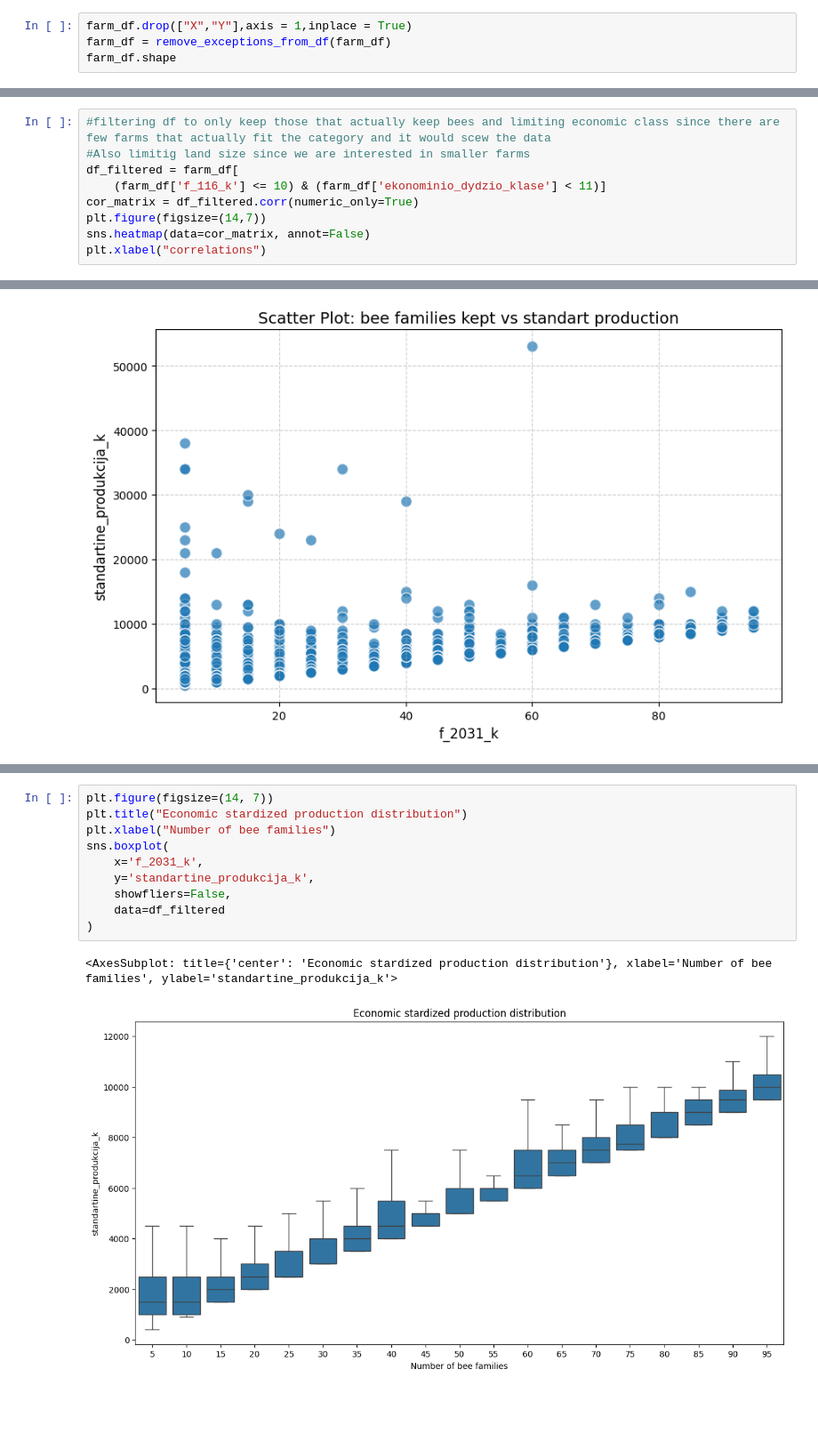
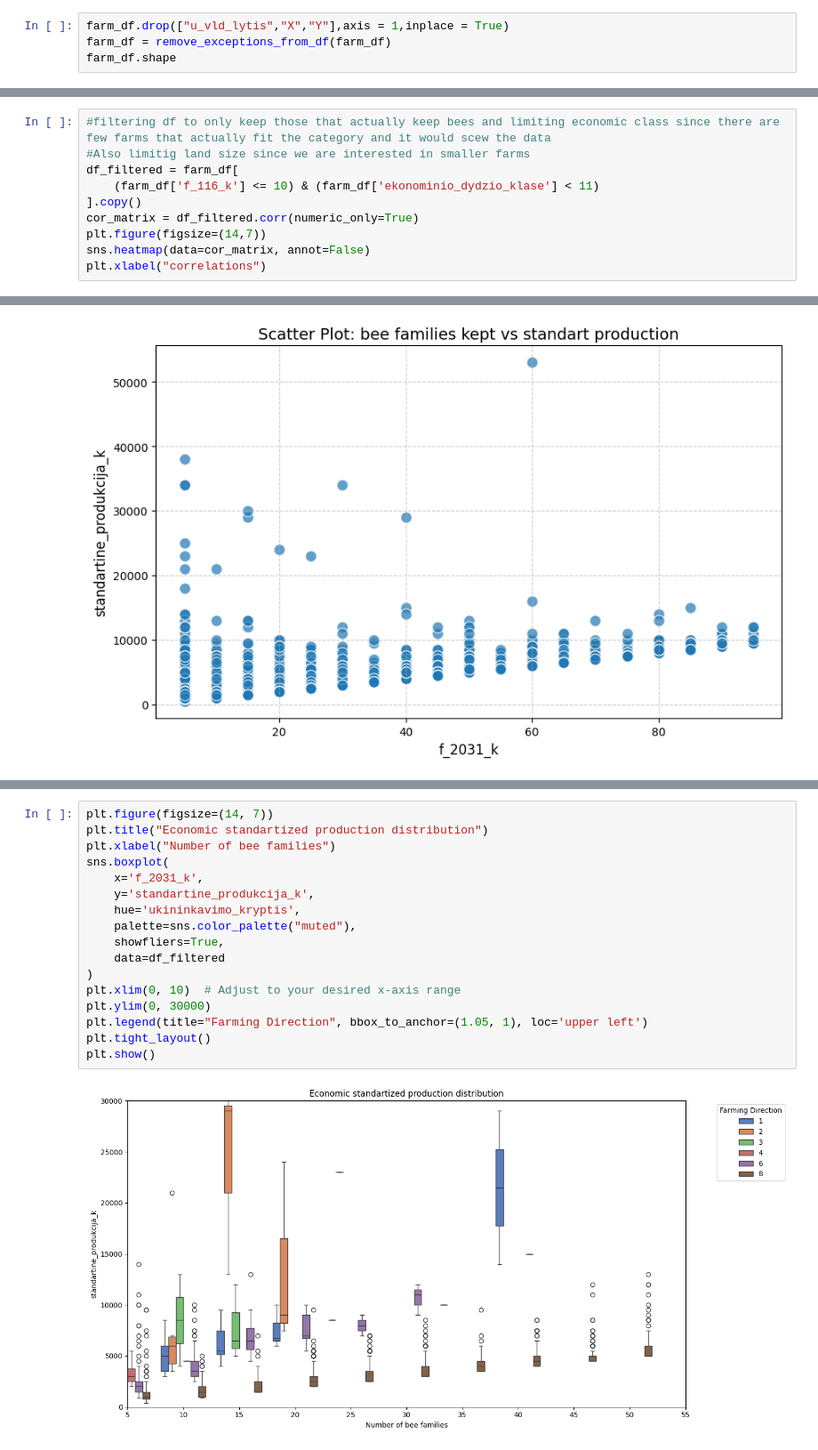
Before and after one commit to plerixus/Lithuanian_agriculture_analysis_2020, a Jupyter notebook: notebooks/Beekeeping_for_small_farms.ipynb, the cells around one changed output, grey strips where cells are left out. Shown: that part at 89% size. Drawn from its saved outputs; the diff is of its cells as text; blank space fills up the shorter version.

```diff
--- a/notebooks/beekeeping.ipynb
+++ b/notebooks/Beekeeping_for_small_farms.ipynb
@@ -18,7 +19,7 @@ farm_df.shape
 # %% [output]
 (132076, 30)
 # %%
-farm_df.drop(["X","Y"],axis = 1,inplace = True)
+farm_df.drop(["u_vld_lytis","X","Y"],axis = 1,inplace = True)
 farm_df = remove_exceptions_from_df(farm_df)
 farm_df.shape
 # %% [output]
@@ -49,7 +50,8 @@ farm_df.shape
 #filtering df to only keep those that actually keep bees and limiting economic class since there are few farms that actually fit the category and it would scew the data
 #Also limitig land size since we are interested in smaller farms
 df_filtered = farm_df[
-    (farm_df['f_116_k'] <= 10) & (farm_df['ekonominio_dydzio_klase'] < 11)]
+    (farm_df['f_116_k'] <= 10) & (farm_df['ekonominio_dydzio_klase'] < 11)
+].copy()
 cor_matrix = df_filtered.corr(numeric_only=True)
 plt.figure(figsize=(14,7))
 sns.heatmap(data=cor_matrix, annot=False)
@@ -96,13 +110,19 @@ df_filtered[(df_filtered['standartine_produkcija_k']>=25000)]
 # %%
 plt.figure(figsize=(14, 7))
-plt.title("Economic stardized production distribution")
+plt.title("Economic standartized production distribution")
 plt.xlabel("Number of bee families")
 sns.boxplot(
     x='f_2031_k',
     y='standartine_produkcija_k',
-    showfliers=False,
+    hue='ukininkavimo_kryptis',
+    palette=sns.color_palette("muted"),
+    showfliers=True,
     data=df_filtered
 )
+plt.xlim(0, 10)  # Adjust to your desired x-axis range
+plt.ylim(0, 30000)
+plt.legend(title="Farming Direction", bbox_to_anchor=(1.05, 1), loc='upper left')
+plt.tight_layout()
+plt.show()
 # %% [output]
-<AxesSubplot: title={'center': 'Economic stardized production distribution'}, xlabel='Number of bee families', ylabel='standartine_produkcija_k'>
-[figure, old version]
+[figure, new version]
```
Also changed, not shown: parts of 7 cells of this notebook.
